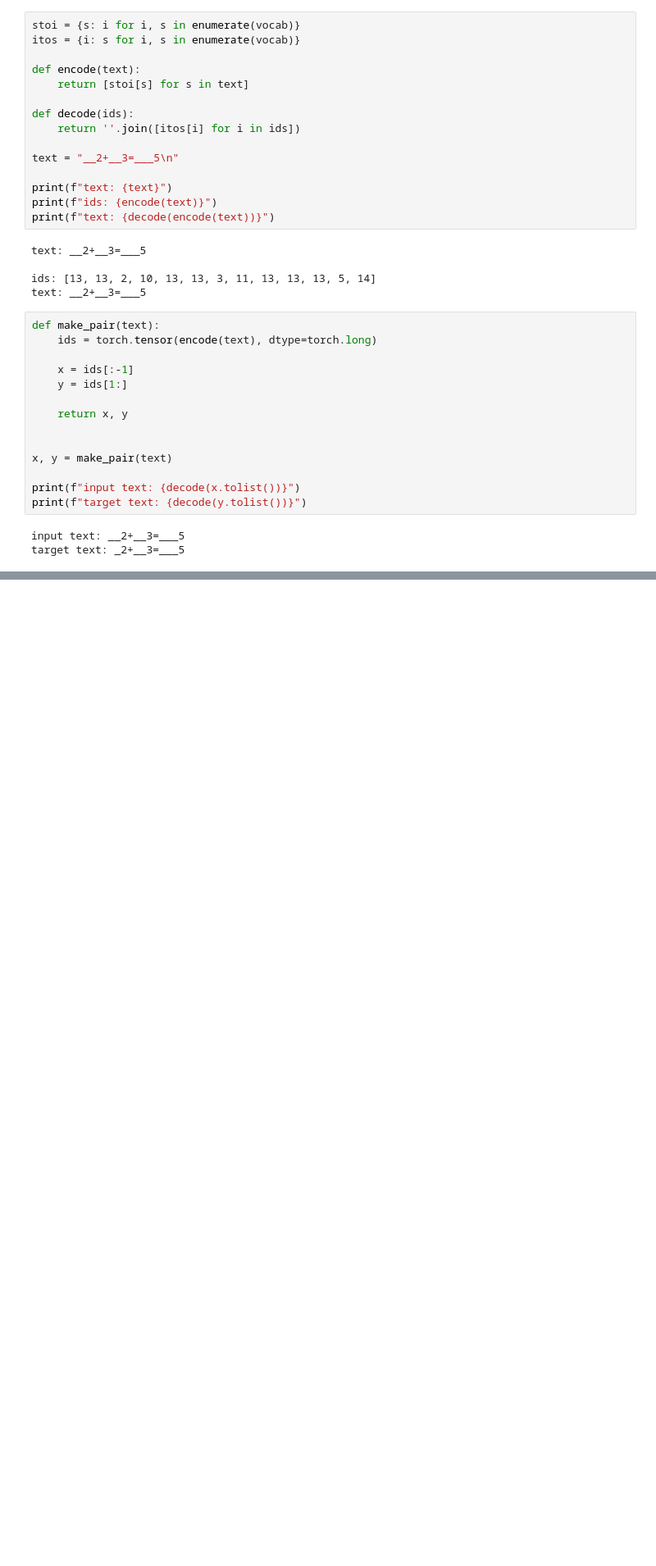
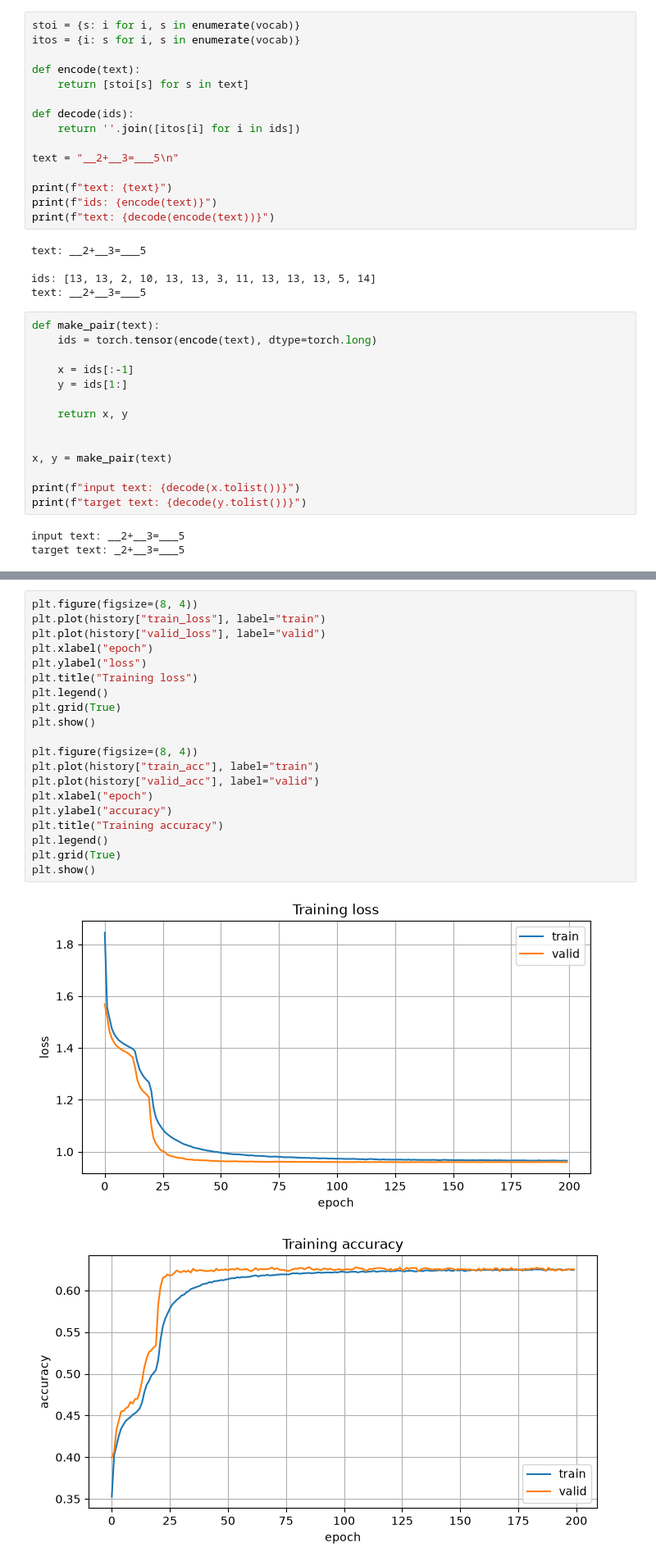
Before and after one commit to ndkimdavy/miniGPT, a Jupyter notebook: law.ipynb, the cells around one changed output, grey strips where cells are left out. Shown at 82% size. Cells and saved outputs as stored; diff of their text form; blank space fills up the shorter version.

```diff
--- a/law.ipynb
+++ b/law.ipynb
@@ -59,0 +308,23 @@ target text: _2+__3=___5
+# %%
+plt.figure(figsize=(8, 4))
+plt.plot(history["train_loss"], label="train")
+plt.plot(history["valid_loss"], label="valid")
+plt.xlabel("epoch")
+plt.ylabel("loss")
+plt.title("Training loss")
+plt.legend()
+plt.grid(True)
+plt.show()
+
+plt.figure(figsize=(8, 4))
+plt.plot(history["train_acc"], label="train")
+plt.plot(history["valid_acc"], label="valid")
+plt.xlabel("epoch")
+plt.ylabel("accuracy")
+plt.title("Training accuracy")
+plt.legend()
+plt.grid(True)
+plt.show()
+# %% [output]
+[figure, added]
+[figure, added]
```
Also changed, not shown: parts of 7 cells of this notebook, 1 other file.
